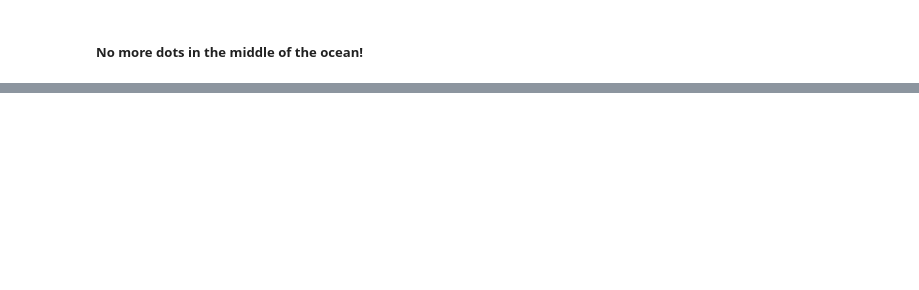
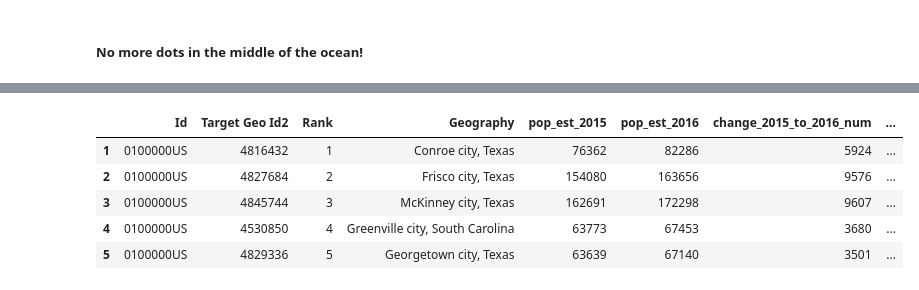
Before and after one commit to JordanHagan/FireWisdom, a Jupyter notebook: src/firewisdom_eda.ipynb, the cells around one changed output, grey strips where cells are left out. Saved outputs shown, nothing was run; the diff lists cells and outputs as text; code cells hidden in the pictures; blank space fills up the shorter version.

```diff
--- a/src/firewisdom_eda.ipynb
+++ b/src/firewisdom_eda.ipynb
@@ -392,0 +396,2 @@ corrected_map
+# %%
+df_pop_growth.drop(['gc_rank.display-label','geo.id2','index','gc_rank.target-geo-id','geo.display-label'], axis=1, inplace=True)
@@ -392,0 +440,9 @@ corrected_map
+# %%
+df_pop_growth.head()
+# %% [output]
+|  | Id | Target Geo Id2 | Rank | Geography | pop_est_2015 | pop_est_2016 | change_2015_to_2016_num | ... |
+| 1 | 0100000US | 4816432 | 1 | Conroe city, Texas | 76362 | 82286 | 5924 | ... |
+| 2 | 0100000US | 4827684 | 2 | Frisco city, Texas | 154080 | 163656 | 9576 | ... |
+| 3 | 0100000US | 4845744 | 3 | McKinney city, Texas | 162691 | 172298 | 9607 | ... |
+| 4 | 0100000US | 4530850 | 4 | Greenville city, South Carolina | 63773 | 67453 | 3680 | ... |
+| 5 | 0100000US | 4829336 | 5 | Georgetown city, Texas | 63639 | 67140 | 3501 | ... |
```
Also changed, not shown: parts of 17 cells of this notebook, 1 other file.
